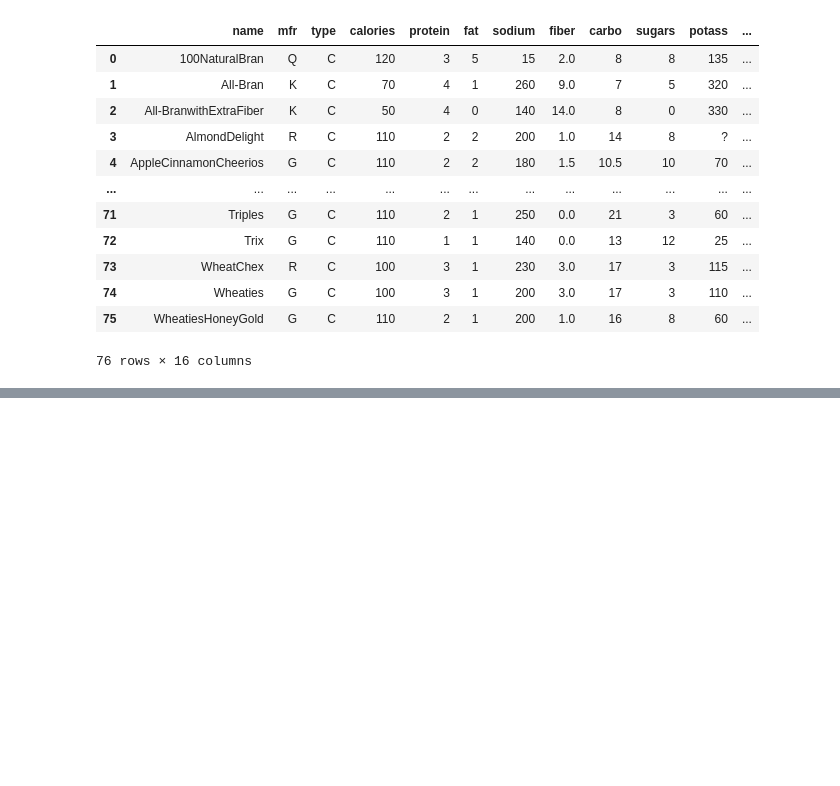
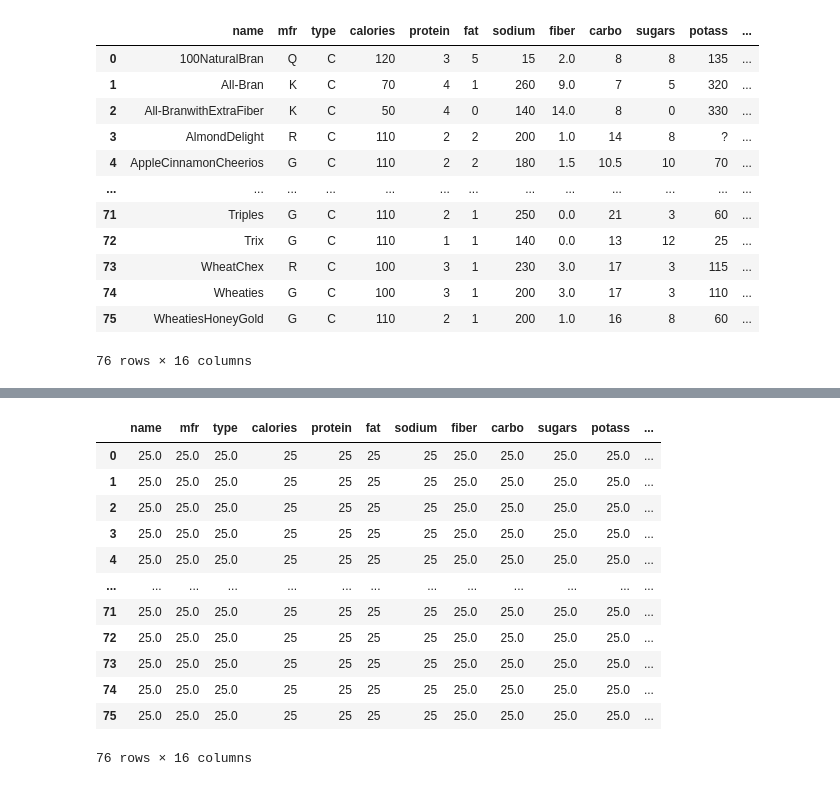
Before and after one commit to goosbo/davstuff, a Jupyter notebook: week5.ipynb, the cells around one changed output, grey strips where cells are left out. Cells and saved outputs as stored; diff of their text form; code cells hidden in the pictures; blank space fills up the shorter version.

```diff
--- a/week5.ipynb
+++ b/week5.ipynb
@@ -119,3 +127,28 @@ cereals.describe()#summary of first rows
 | 50% | 110.000000 | 2.500000 | 1.000000 | 180.000000 | 1.750000 | 25.000000 | 2.000000 | 1.000000 | 0.750000 | 40.253086 |
 | 75% | 110.000000 | 3.000000 | 2.000000 | 212.500000 | 3.000000 | 25.000000 | 3.000000 | 1.000000 | 1.000000 | 50.780847 |
 | max | 160.000000 | 6.000000 | 5.000000 | 320.000000 | 14.000000 | 100.000000 | 3.000000 | 1.500000 | 1.500000 | 93.704912 |
+# %%
+for i in numeric_attributes: # removing noisy data
+    q1 = cereals[i].quantile(0.25)
+    q3 = cereals[i].quantile(0.75)
+    iqr = q3-q1
+    low_bound = q1-1.5*iqr
+    high_bound = q3*iqr
+    median = cereals[i].median()
+    cereals.loc[(cereals[i]<low_bound)| (cereals[i]>high_bound)] = median
+
+cereals
+# %% [output]
+|  | name | mfr | type | calories | protein | fat | sodium | fiber | carbo | sugars | potass | ... |
+| 0 | 25.0 | 25.0 | 25.0 | 25 | 25 | 25 | 25 | 25.0 | 25.0 | 25.0 | 25.0 | ... |
+| 1 | 25.0 | 25.0 | 25.0 | 25 | 25 | 25 | 25 | 25.0 | 25.0 | 25.0 | 25.0 | ... |
+| 2 | 25.0 | 25.0 | 25.0 | 25 | 25 | 25 | 25 | 25.0 | 25.0 | 25.0 | 25.0 | ... |
+| 3 | 25.0 | 25.0 | 25.0 | 25 | 25 | 25 | 25 | 25.0 | 25.0 | 25.0 | 25.0 | ... |
+| 4 | 25.0 | 25.0 | 25.0 | 25 | 25 | 25 | 25 | 25.0 | 25.0 | 25.0 | 25.0 | ... |
+| ... | ... | ... | ... | ... | ... | ... | ... | ... | ... | ... | ... | ... |
+| 71 | 25.0 | 25.0 | 25.0 | 25 | 25 | 25 | 25 | 25.0 | 25.0 | 25.0 | 25.0 | ... |
+| 72 | 25.0 | 25.0 | 25.0 | 25 | 25 | 25 | 25 | 25.0 | 25.0 | 25.0 | 25.0 | ... |
+| 73 | 25.0 | 25.0 | 25.0 | 25 | 25 | 25 | 25 | 25.0 | 25.0 | 25.0 | 25.0 | ... |
+| 74 | 25.0 | 25.0 | 25.0 | 25 | 25 | 25 | 25 | 25.0 | 25.0 | 25.0 | 25.0 | ... |
+| 75 | 25.0 | 25.0 | 25.0 | 25 | 25 | 25 | 25 | 25.0 | 25.0 | 25.0 | 25.0 | ... |
+76 rows × 16 columns
```
Also changed, not shown: parts of 4 cells of this notebook, 7 other files.
